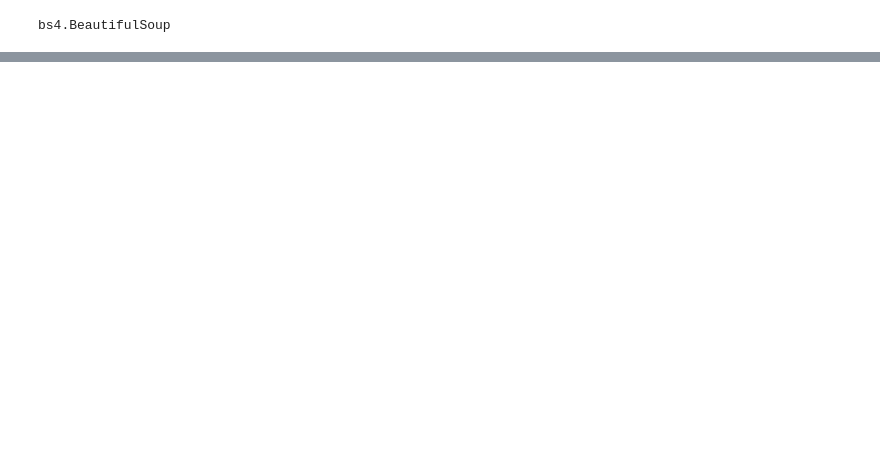
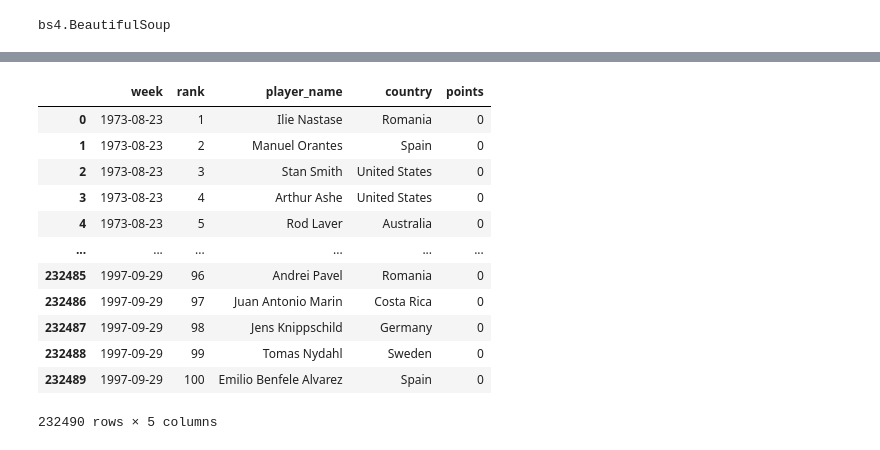
Before and after one commit to letsiki/big_blue_de_exercises, a Jupyter notebook: 09-webscraping/day-1.ipynb, the cells around one changed output, grey strips where cells are left out. Cells and saved outputs as stored; diff of their text form; code cells hidden in the pictures; blank space fills up the shorter version.

```diff
--- a/09-webscraping/day-1.ipynb
+++ b/09-webscraping/day-1.ipynb
@@ -32,0 +441,6 @@ bs4.BeautifulSoup
+# %%
+# save html to files
+for i, response in enumerate(response_list):
+    if response and response.status_code == 200:
+        with open(f"pages/page_{i}.html", "wb") as f:
+            f.write(response.content)
@@ -32,0 +457,27 @@ bs4.BeautifulSoup
+# %%
+# load html list to a list of dictionaries
+content_length = len(content_list)
+results_list = []
+
+for i, content in enumerate(content_list):
+    logger.info(f"processing response {i + 1} out of {content_length}")
+    soup = BeautifulSoup(content, "html.parser")
+    week = get_active_week(soup)
+    ranks = list(range(1, 101))
+    player_names = get_player_names(soup)
+    countries = get_countries(soup)
+    points_all = get_points(soup)
+    results_list.extend(
+        [
+            {
+                "week": week,
+                "rank": rank,
+                "player_name": player_name,
+                "country": country,
+                "points": points,
+            }
+            for rank, player_name, country, points in zip(
+                ranks, player_names, countries, points_all
+            )
+        ]
+    )
@@ -32,0 +504,3 @@ bs4.BeautifulSoup
+# %%
+df = pd.DataFrame(results_list)
+df.head()
@@ -32,0 +529,5 @@ bs4.BeautifulSoup
+# %%
+# Convert types as necessary
+df["week"] = pd.to_datetime(df["week"]).dt.date
+df['points'] = df['points'].str.replace(',', '').astype('Int64')
+df['rank'] = df['rank'].astype('Int64')
@@ -32,0 +578,16 @@ bs4.BeautifulSoup
+# %%
+df
+# %% [output]
+|  | week | rank | player_name | country | points |
+| 0 | 1973-08-23 | 1 | Ilie Nastase | Romania | 0 |
+| 1 | 1973-08-23 | 2 | Manuel Orantes | Spain | 0 |
+| 2 | 1973-08-23 | 3 | Stan Smith | United States | 0 |
+| 3 | 1973-08-23 | 4 | Arthur Ashe | United States | 0 |
+| 4 | 1973-08-23 | 5 | Rod Laver | Australia | 0 |
+| ... | ... | ... | ... | ... | ... |
+| 232485 | 1997-09-29 | 96 | Andrei Pavel | Romania | 0 |
+| 232486 | 1997-09-29 | 97 | Juan Antonio Marin | Costa Rica | 0 |
+| 232487 | 1997-09-29 | 98 | Jens Knippschild | Germany | 0 |
+| 232488 | 1997-09-29 | 99 | Tomas Nydahl | Sweden | 0 |
+| 232489 | 1997-09-29 | 100 | Emilio Benfele Alvarez | Spain | 0 |
+232490 rows × 5 columns
```
Also changed, not shown: parts of 85 cells of this notebook, 3 other files.
